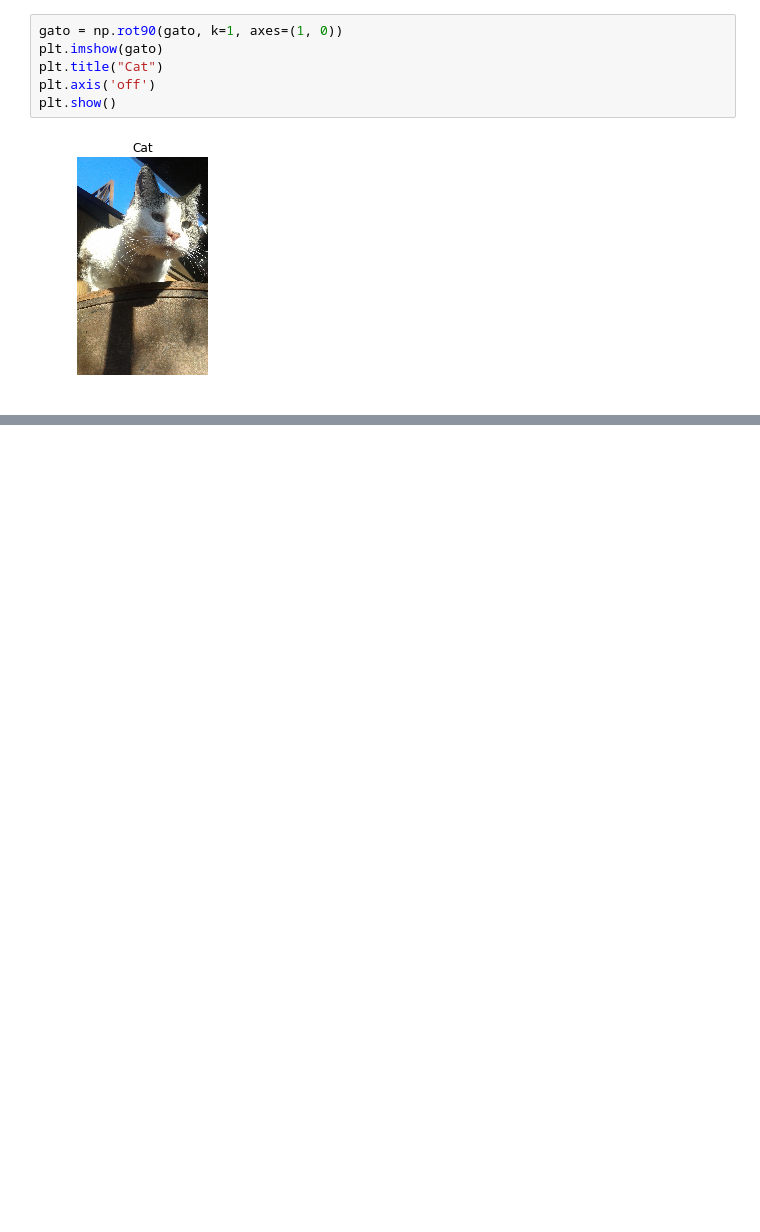
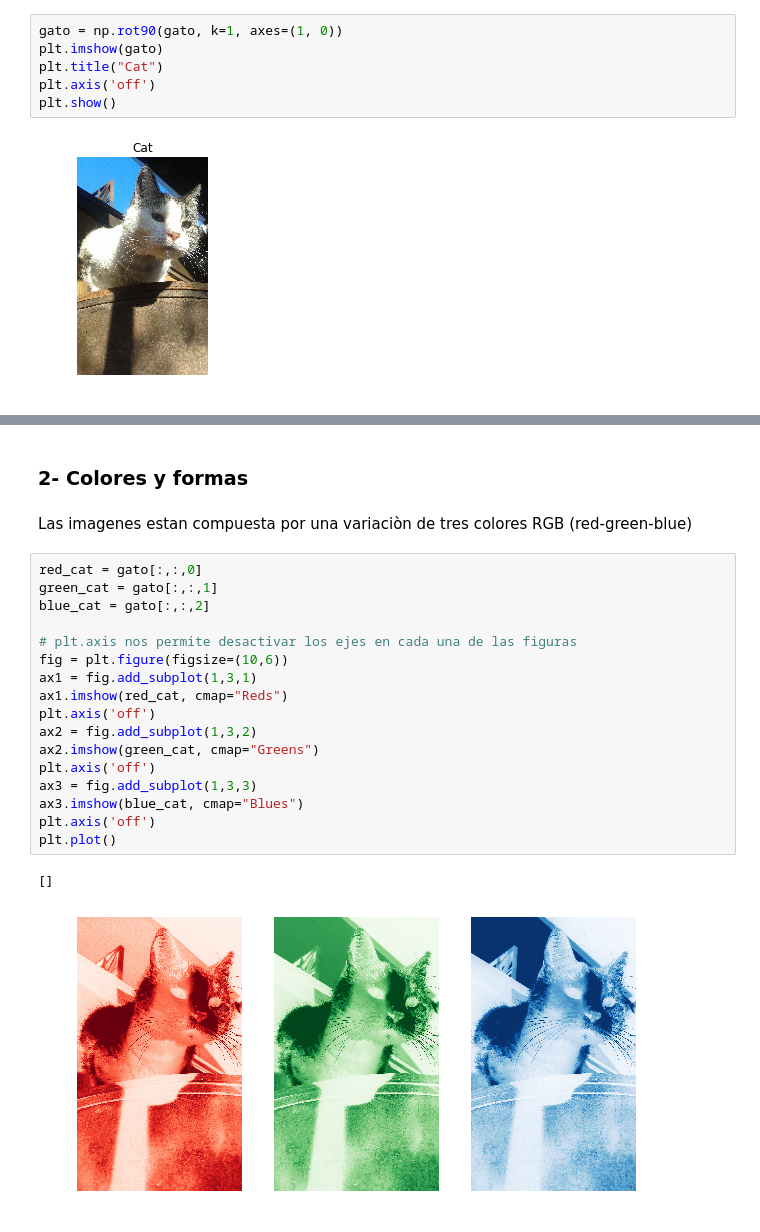
Before and after one commit to PamelaMunozCaceres/Python-Study, a Jupyter notebook: Jugando con imágenes.ipynb, the cells around one changed output, grey strips where cells are left out. Cells and saved outputs as stored; diff of their text form; blank space fills up the shorter version.

```diff
--- a/Jugando con imágenes.ipynb
+++ b/Jugando con imágenes.ipynb
@@ -43,0 +57,24 @@ plt.show()
+# %% [markdown]
+### 2- Colores y formas
+# %% [markdown]
+Las imagenes estan compuesta por una variaciòn de tres colores RGB (red-green-blue)
+# %%
+red_cat = gato[:,:,0]
+green_cat = gato[:,:,1]
+blue_cat = gato[:,:,2]
+
+# plt.axis nos permite desactivar los ejes en cada una de las figuras
+fig = plt.figure(figsize=(10,6))
+ax1 = fig.add_subplot(1,3,1)
+ax1.imshow(red_cat, cmap="Reds")
+plt.axis('off')
+ax2 = fig.add_subplot(1,3,2)
+ax2.imshow(green_cat, cmap="Greens")
+plt.axis('off')
+ax3 = fig.add_subplot(1,3,3)
+ax3.imshow(blue_cat, cmap="Blues")
+plt.axis('off')
+plt.plot()
+# %% [output]
+[]
+[figure, added]
```
Also changed, not shown: parts of 5 cells of this notebook.
